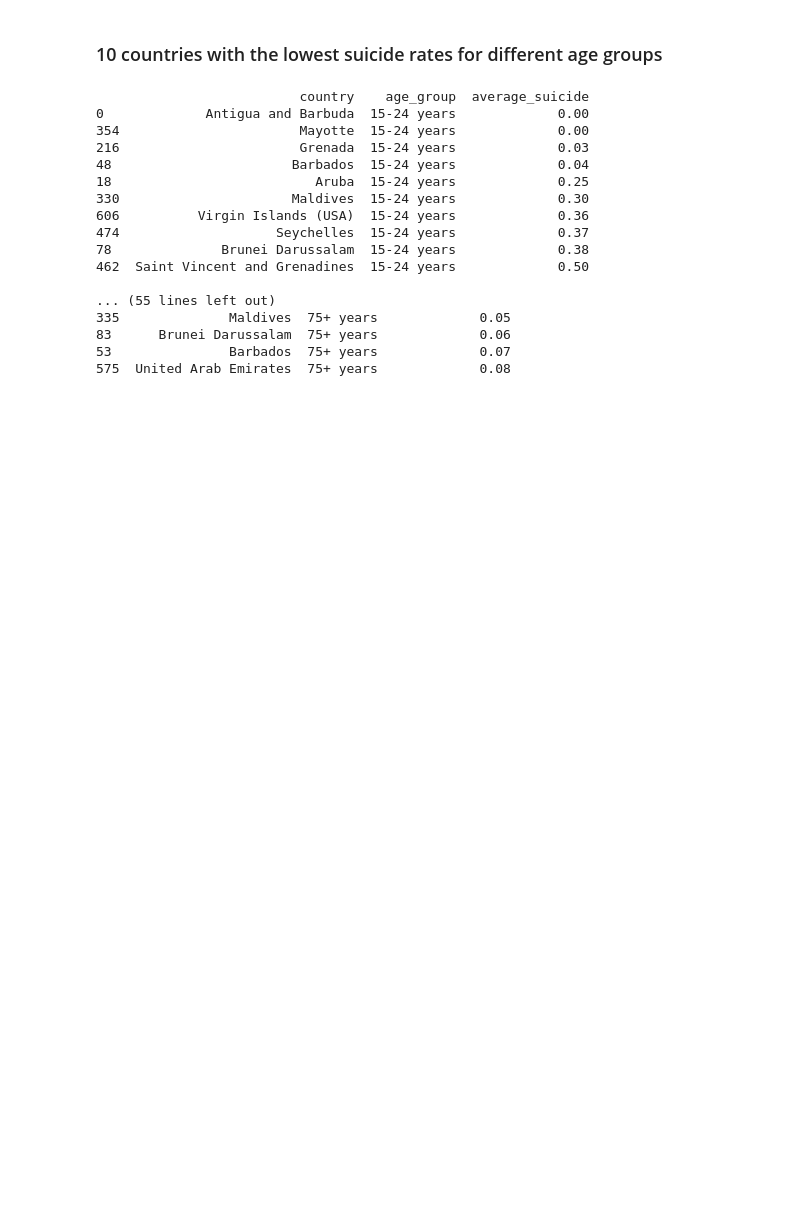
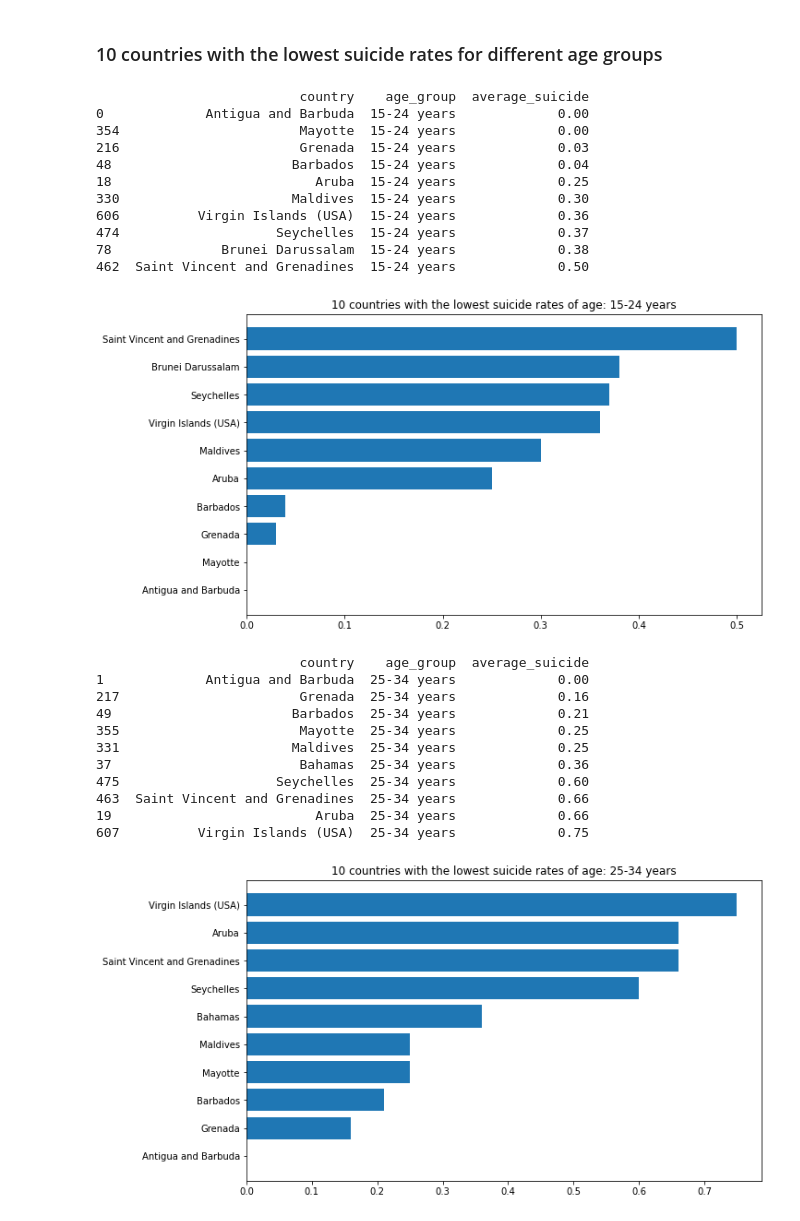
Before and after one commit to tw7366/Projects, a Jupyter notebook: Projects/Suicide Rates in the 21st Century.ipynb, the cells around one changed output. Saved outputs shown, nothing was run; the diff lists cells and outputs as text; code cells hidden in the pictures; blank space fills up the shorter version.

```diff
--- a/Projects/Suicide Rates in the 21st Century.ipynb
+++ b/Projects/Suicide Rates in the 21st Century.ipynb
@@ -427,23 +487,35 @@ for age_group in average_df['age_group'].unique():
 ### 10 countries with the lowest suicide rates for different age groups
 # %%
 for age_group in average_df['age_group'].unique():
-    print(average_df.loc[average_df['age_group'] == age_group].sort_values(by=['average_suicide'], ascending=True).head(10))
+    bottomten = average_df.loc[average_df['age_group'] == age_group].sort_values(by=['average_suicide']).head(10)
+    print(average_df.loc[average_df['age_group'] == age_group].sort_values(by=['average_suicide']).head(10))
+    plt.figure(figsize=(10,6))
+    plt.barh(bottomten['country'], bottomten['average_suicide'])
+    plt.title(f'10 countries with the lowest suicide rates of age: {age_group}')
+    plt.show()
     print()
 # %% [output]
                           country    age_group  average_suicide
 0             Antigua and Barbuda  15-24 years             0.00
 354                       Mayotte  15-24 years             0.00
 216                       Grenada  15-24 years             0.03
 48                       Barbados  15-24 years             0.04
 18                          Aruba  15-24 years             0.25
 330                      Maldives  15-24 years             0.30
 606          Virgin Islands (USA)  15-24 years             0.36
 474                    Seychelles  15-24 years             0.37
 78              Brunei Darussalam  15-24 years             0.38
 462  Saint Vincent and Grenadines  15-24 years             0.50
-
-... (55 lines left out)
-335              Maldives  75+ years             0.05
-83      Brunei Darussalam  75+ years             0.06
-53               Barbados  75+ years             0.07
-575  United Arab Emirates  75+ years             0.08
+[figure, added]
+                          country    age_group  average_suicide
+1             Antigua and Barbuda  25-34 years             0.00
+217                       Grenada  25-34 years             0.16
+49                       Barbados  25-34 years             0.21
+355                       Mayotte  25-34 years             0.25
+331                      Maldives  25-34 years             0.25
+37                        Bahamas  25-34 years             0.36
+475                    Seychelles  25-34 years             0.60
+463  Saint Vincent and Grenadines  25-34 years             0.66
+19                          Aruba  25-34 years             0.66
+607          Virgin Islands (USA)  25-34 years             0.75
+[figure, added]
```
Also changed, not shown: parts of 2 cells of this notebook.
